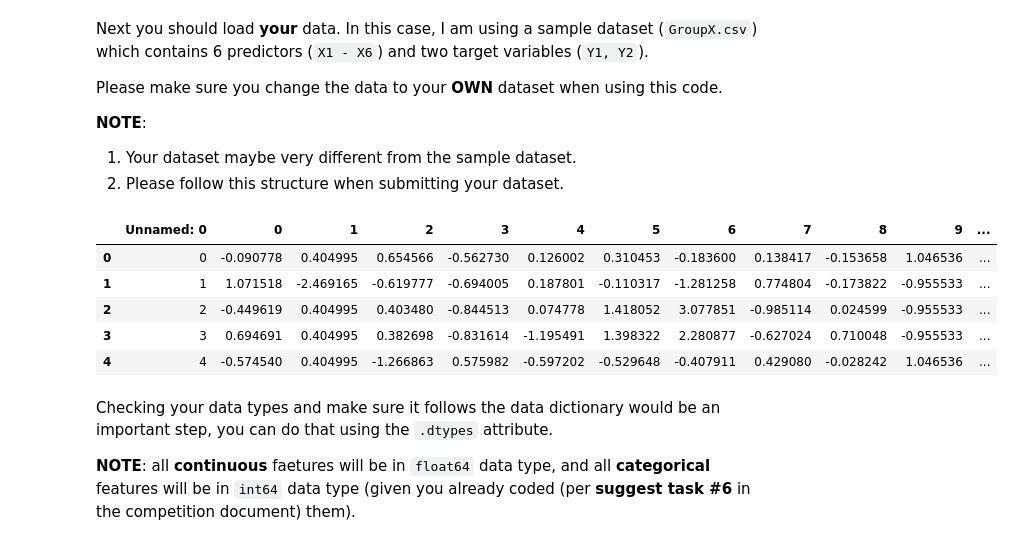
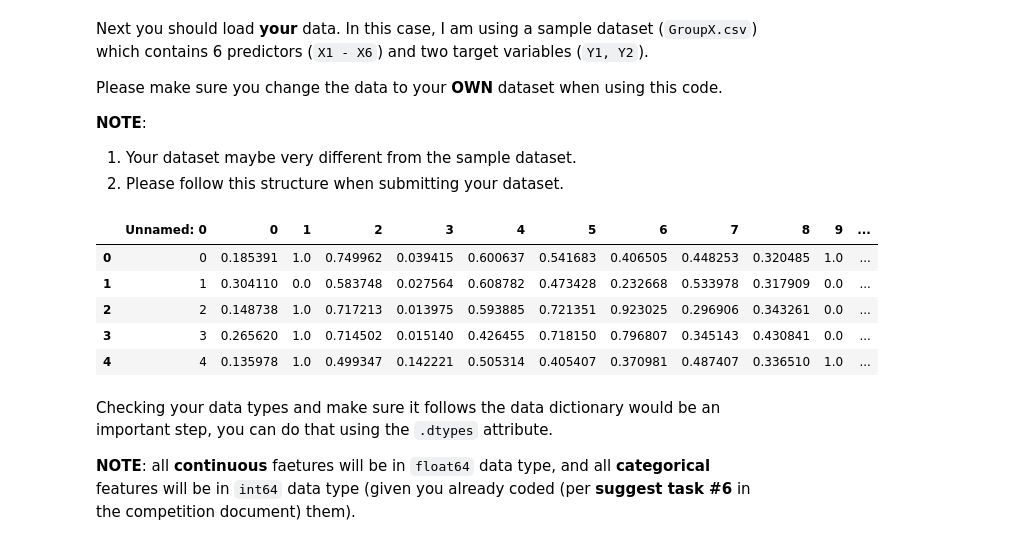
Before and after one commit to BA545-SP2019/2019-competition1-3-musketeers, a Jupyter notebook: Evaluation-Code-V0.ipynb, the cells around one changed output. Drawn from its saved outputs; the diff is of its cells as text; code cells hidden in the pictures.

```diff
--- a/Evaluation-Code-V0.ipynb
+++ b/Evaluation-Code-V0.ipynb
@@ -35,15 +35,15 @@ __NOTE__:
 1. Your dataset maybe very different from the sample dataset.
 2. Please follow this structure when submitting your dataset.
 # %%
-data = pd.read_csv('./Datasets/D4.csv', header=0)
+data = pd.read_csv('./Datasets/D6.csv', header=0)
 data.head()
 # %% [output]
 |  | Unnamed: 0 | 0 | 1 | 2 | 3 | 4 | 5 | 6 | 7 | 8 | 9 | ... |
-| 0 | 0 | -0.090778 | 0.404995 | 0.654566 | -0.562730 | 0.126002 | 0.310453 | -0.183600 | 0.138417 | -0.153658 | 1.046536 | ... |
-| 1 | 1 | 1.071518 | -2.469165 | -0.619777 | -0.694005 | 0.187801 | -0.110317 | -1.281258 | 0.774804 | -0.173822 | -0.955533 | ... |
-| 2 | 2 | -0.449619 | 0.404995 | 0.403480 | -0.844513 | 0.074778 | 1.418052 | 3.077851 | -0.985114 | 0.024599 | -0.955533 | ... |
-| 3 | 3 | 0.694691 | 0.404995 | 0.382698 | -0.831614 | -1.195491 | 1.398322 | 2.280877 | -0.627024 | 0.710048 | -0.955533 | ... |
-| 4 | 4 | -0.574540 | 0.404995 | -1.266863 | 0.575982 | -0.597202 | -0.529648 | -0.407911 | 0.429080 | -0.028242 | 1.046536 | ... |
+| 0 | 0 | 0.185391 | 1.0 | 0.749962 | 0.039415 | 0.600637 | 0.541683 | 0.406505 | 0.448253 | 0.320485 | 1.0 | ... |
+| 1 | 1 | 0.304110 | 0.0 | 0.583748 | 0.027564 | 0.608782 | 0.473428 | 0.232668 | 0.533978 | 0.317909 | 0.0 | ... |
+| 2 | 2 | 0.148738 | 1.0 | 0.717213 | 0.013975 | 0.593885 | 0.721351 | 0.923025 | 0.296906 | 0.343261 | 0.0 | ... |
+| 3 | 3 | 0.265620 | 1.0 | 0.714502 | 0.015140 | 0.426455 | 0.718150 | 0.796807 | 0.345143 | 0.430841 | 0.0 | ... |
+| 4 | 4 | 0.135978 | 1.0 | 0.499347 | 0.142221 | 0.505314 | 0.405407 | 0.370981 | 0.487407 | 0.336510 | 1.0 | ... |
 # %% [markdown]
 Checking your data types and make sure it follows the data dictionary would be an important step, you can do that using the `.dtypes` attribute.
 
```
Also changed, not shown: parts of 5 cells of this notebook, 2 other files.
